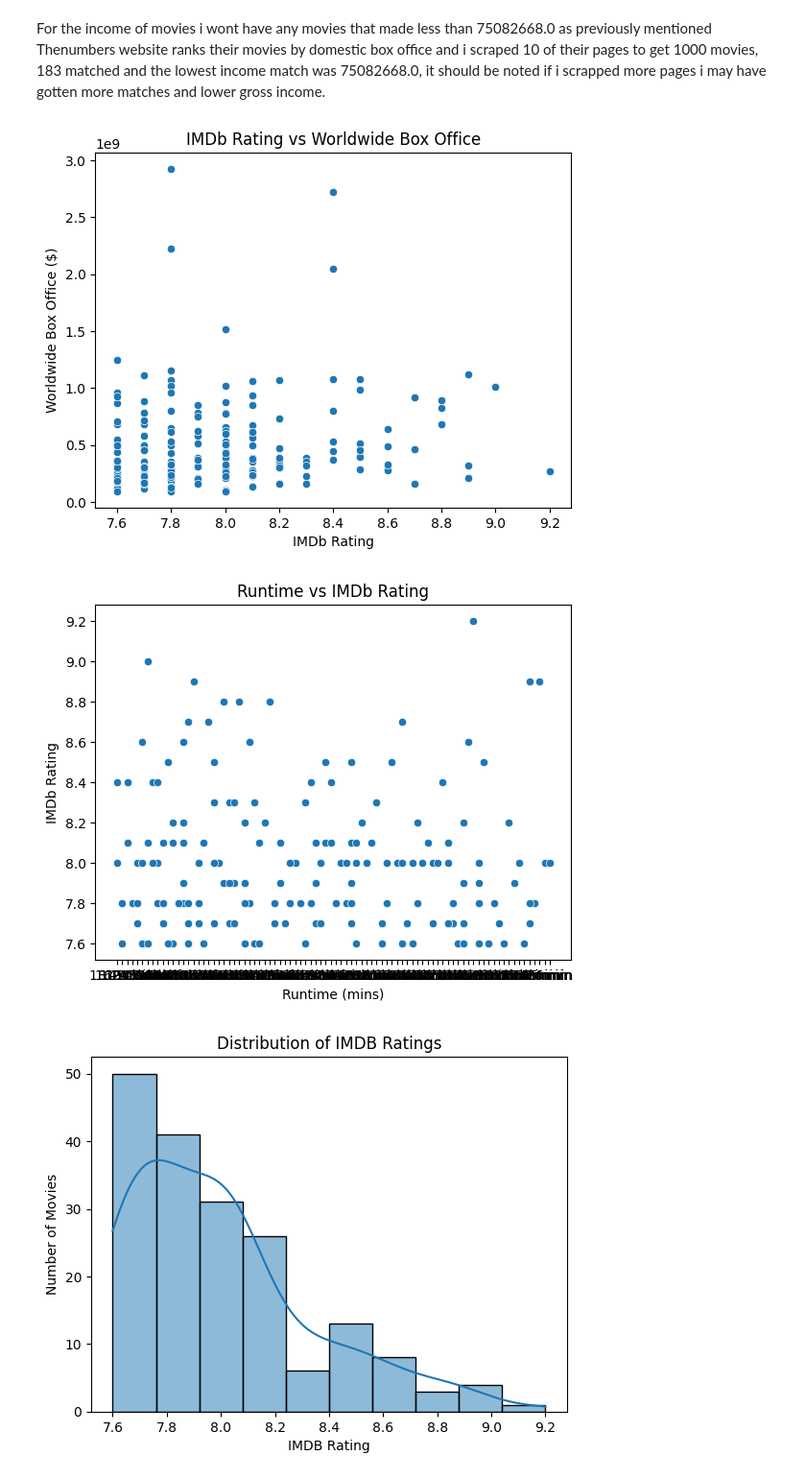
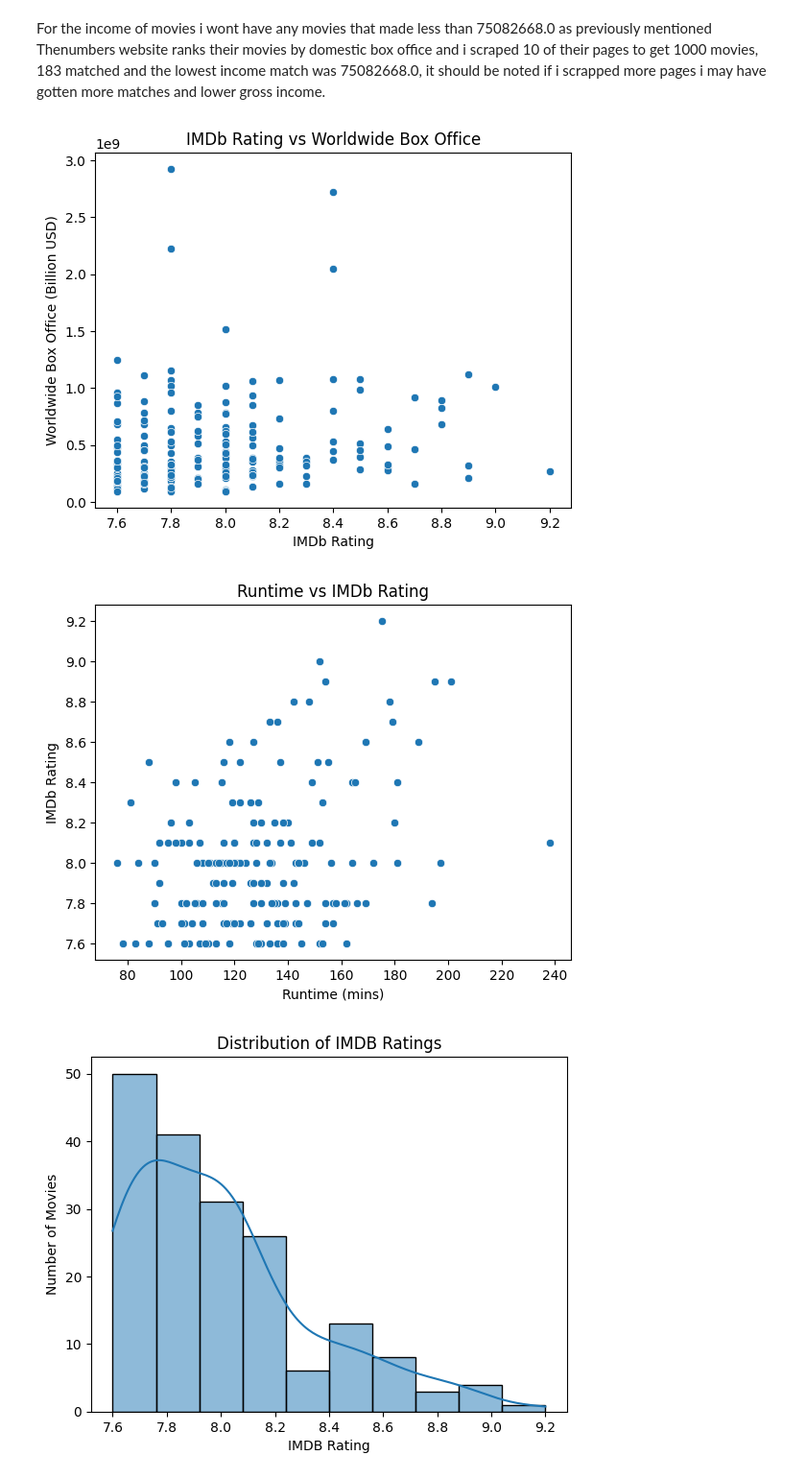
Before and after one commit to abdolhmed/Data_Acquisition_Preprocessing_CA, a Jupyter notebook: MovieCA.ipynb, the cells around one changed output. Shown at 96% size. Saved outputs shown, nothing was run; the diff lists cells and outputs as text; code cells hidden in the pictures.

```diff
--- a/MovieCA.ipynb
+++ b/MovieCA.ipynb
@@ -66,0 +93,3 @@ df_sorted.head()
+# %%
+# removing "mins" and converting runtime to an integer
+df["Runtime"] = df["Runtime"].str.replace("min", "").astype(int)
@@ -323,18 +381,18 @@ For the income of movies i wont have any movies that made less than 75082668.0 a
 # %%
 # Checking if IMDb rating is correlated to world wide gross income, i.e if higher rating means higher income
 sns.scatterplot(
     data=final_merged,
     x="IMDB_Rating",
     y="Worldwide_Box_Office",
 )
 plt.title("IMDb Rating vs Worldwide Box Office")
 plt.xlabel("IMDb Rating")
-plt.ylabel("Worldwide Box Office ($)")
+plt.ylabel("Worldwide Box Office (Billion USD)")
 plt.show()
 
 # Result : The scatterplot shows imdb ratings and worldwide income is uncorrelated, some movies may have a high imdb rating and lower income
 # %% [output]
-[figure, old version]
+[figure, new version]
 # %%
 # checking to see if run time is correlated to IMDb ratings.
 sns.scatterplot(
@@ -348,7 +406,7 @@ plt.ylabel("IMDb Rating")
 plt.show()
 # Result : There is a very slight correlation, the longer the movies the higher the rating
 # %% [output]
-[figure, old version]
+[figure, new version]
 # %%
 # checking the distribution of runtimes for movies
 sns.histplot(final_merged["IMDB_Rating"], bins=10, kde=True)
```
Also changed, not shown: parts of 24 cells of this notebook.
